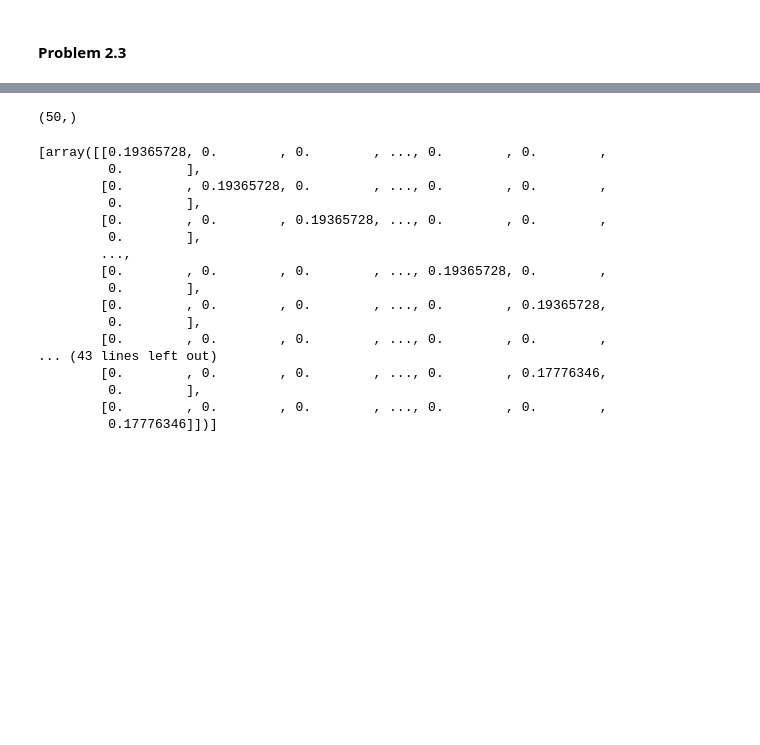
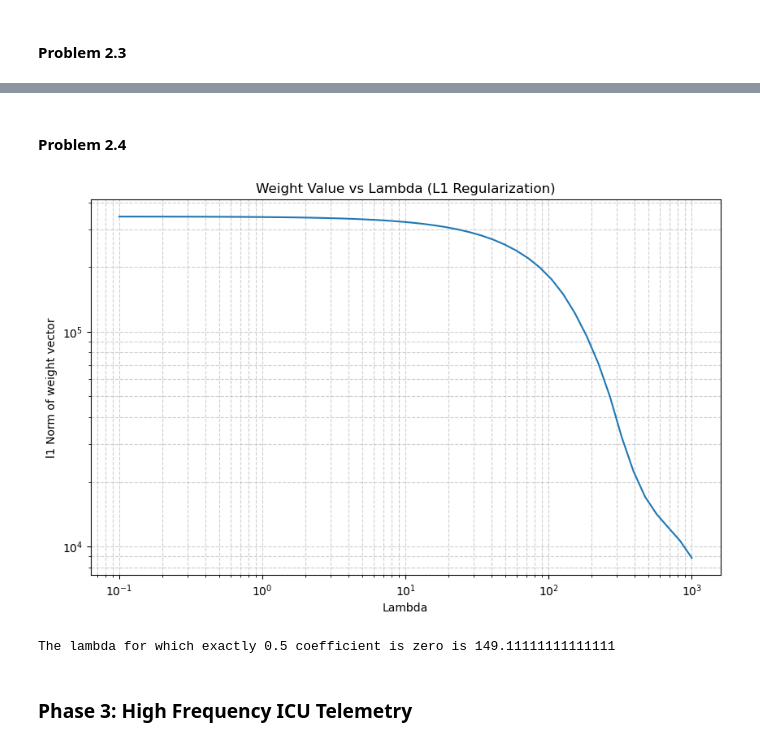
Before and after one commit to dwaipayanhaldar/E1-213-Pattern-Recognition-Neural-Network, a Jupyter notebook: Assignment_1/E1_213_A1_Dwaipayan_Haldar_code.ipynb, the cells around one changed output, grey strips where cells are left out. Saved outputs shown, nothing was run; the diff lists cells and outputs as text; code cells hidden in the pictures; blank space fills up the shorter version.

Commit message:
Complete solution for problem 1,2,3

```diff
--- a/Assignment_1/E1_213_A1_Dwaipayan_Haldar_code.ipynb
+++ b/Assignment_1/E1_213_A1_Dwaipayan_Haldar_code.ipynb
@@ -84,31 +90,37 @@ array([1., 2., 2., ..., 0., 0., 0.])
-# %%
-N = X.shape[0]
-K = 5
-idx = np.random.randint(0,N, size=(K))
-mu = X[idx]
-mu[0].shape
-# %% [output]
-(50,)
-# %%
-f = np.random.rand(K,)
-sigma = [s*np.eye(X.shape[1]) for s in f]
-# %%
-sigma
-# %% [output]
-[array([[0.19365728, 0.        , 0.        , ..., 0.        , 0.        ,
-         0.        ],
-        [0.        , 0.19365728, 0.        , ..., 0.        , 0.        ,
-         0.        ],
-        [0.        , 0.        , 0.19365728, ..., 0.        , 0.        ,
-         0.        ],
-        ...,
-        [0.        , 0.        , 0.        , ..., 0.19365728, 0.        ,
-         0.        ],
-        [0.        , 0.        , 0.        , ..., 0.        , 0.19365728,
-         0.        ],
-        [0.        , 0.        , 0.        , ..., 0.        , 0.        ,
-... (43 lines left out)
-        [0.        , 0.        , 0.        , ..., 0.        , 0.17776346,
-         0.        ],
-        [0.        , 0.        , 0.        , ..., 0.        , 0.        ,
-         0.17776346]])]
+# %% [markdown]
+#### Problem 2.4
+# %%
+model = regression(data_2)
+lambdas = np.logspace(-1, 3, num=50)
+w_l1_track = []
+l0_track = []
+for lammbda in lambdas:
+    l1_weights, l0_number = model.l1_regression(lammbda)
+    l0_track.append(l0_number)
+    w_l1_track.append(np.linalg.norm(l1_weights, ord = 1))
+    # print(f"The percentage of non-zero for {lammbda} is {l0_number}")
+
+plt.figure(figsize=(10, 6))
+plt.plot(lambdas, w_l1_track)
+plt.yscale('log')
+plt.xscale('log')
+plt.xlabel('Lambda')
+plt.ylabel('l1 Norm of weight vector')
+plt.title('Weight Value vs Lambda (L1 Regularization)')
+plt.grid(True, which='both', linestyle='--', alpha=0.6)
+plt.show()
+
+best_lambda = 0
+for lammbda in np.linspace(146,150, num = 10):
+    l1_weights, l0_number = model.l1_regression(lammbda)
+    l0_number = round(l0_number, 3)
+    if l0_number == 0.50:
+        best_lambda = lammbda
+
+if best_lambda:
+    print(f"The lambda for which exactly 0.5 coefficient is zero is {best_lambda}")
+# %% [output]
+[figure, added]
+The lambda for which exactly 0.5 coefficient is zero is 149.11111111111111
+# %% [markdown]
+### Phase 3: High Frequency ICU Telemetry
```
Also changed, not shown: parts of 21 cells of this notebook, 1 other file.
